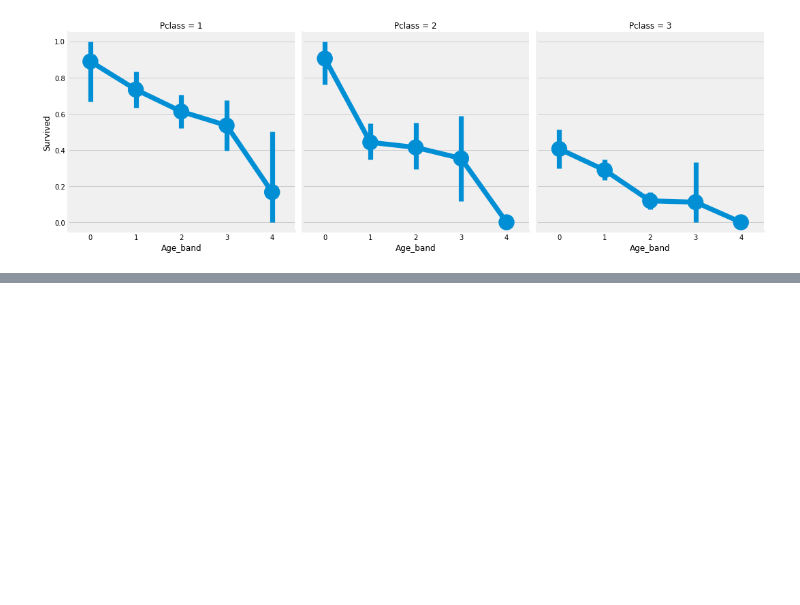
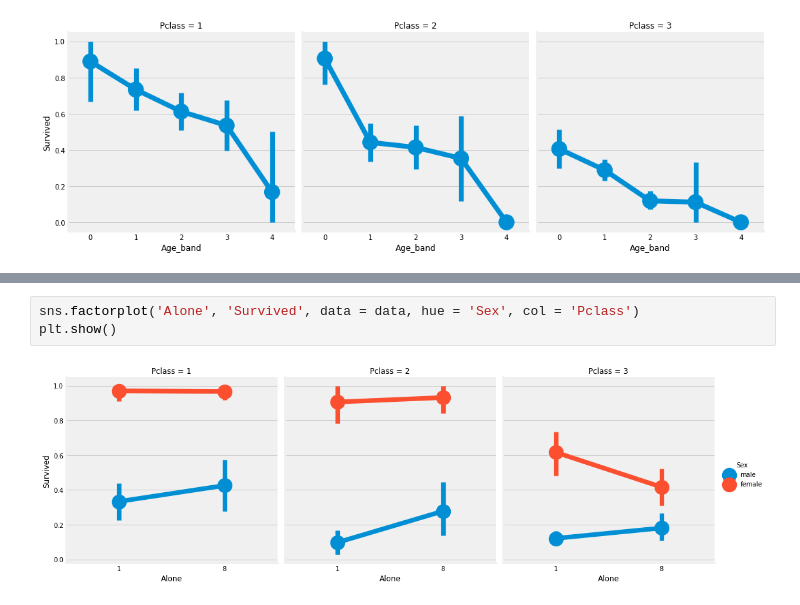
Before and after one commit to Yumpop/Kaggle_practice, a Jupyter notebook: titanic-second-project-1.ipynb, the cells around one changed output, grey strips where cells are left out. Cells and saved outputs as stored; diff of their text form; blank space fills up the shorter version.

```diff
--- a/titanic-second-project-1.ipynb
+++ b/titanic-second-project-1.ipynb
@@ -354,0 +376,5 @@ sns.factorplot('Age_band', 'Survived', data = data, col = 'Pclass')
+# %%
+sns.factorplot('Alone', 'Survived', data = data, hue = 'Sex', col = 'Pclass')
+plt.show()
+# %% [output]
+[figure, added]
```
Also changed, not shown: parts of 16 cells of this notebook.
